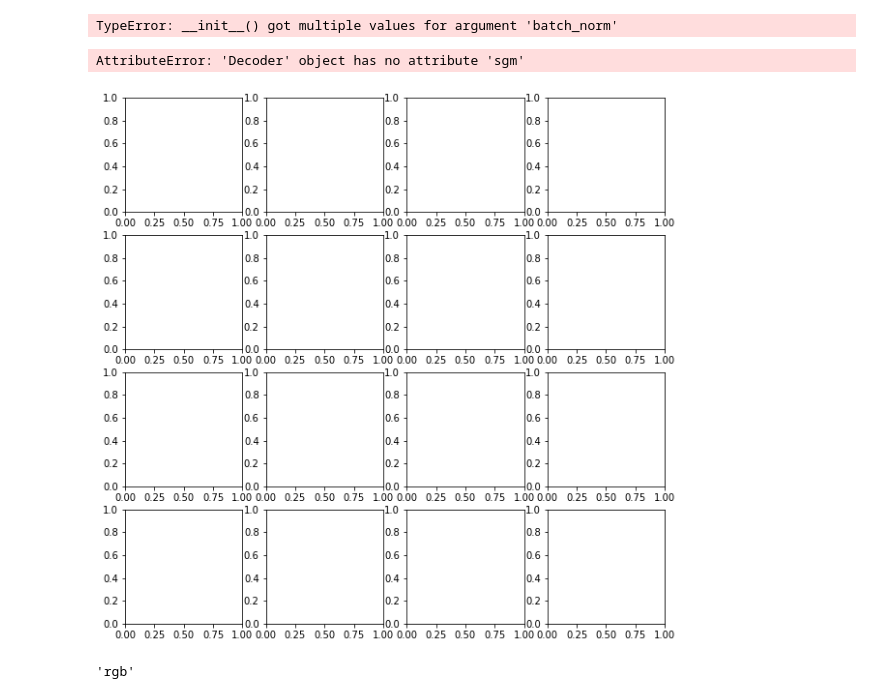
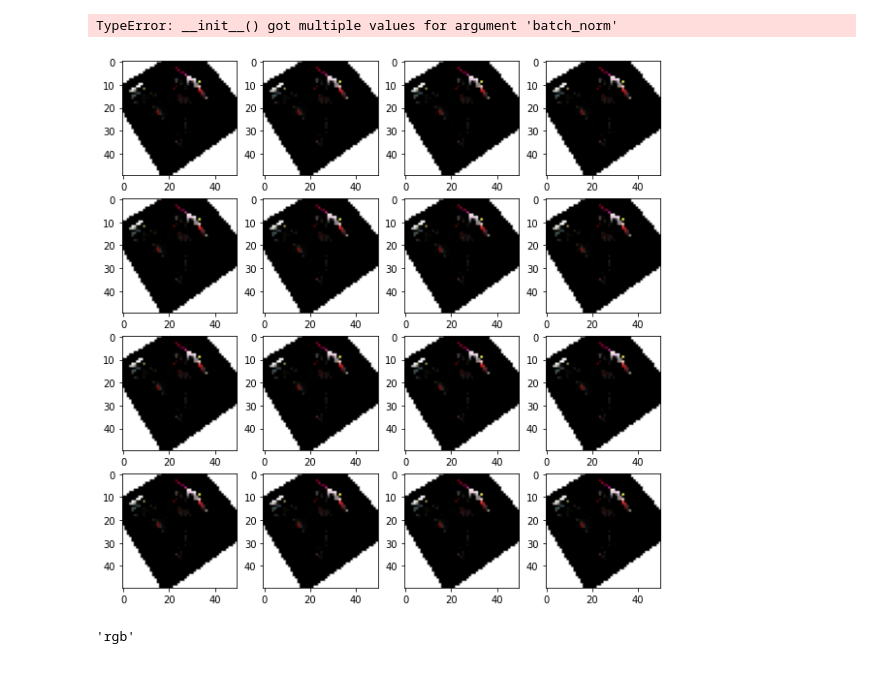
Before and after one commit to lcordey/codePDM, a Jupyter notebook: least_old_img2sdf_code/sdf2imgRenderer.ipynb, the cells around one changed output. Cells and saved outputs as stored; diff of their text form; code cells hidden in the pictures.

Commit message:
decoder trainining RGB working

```diff
--- a/least_old_img2sdf_code/sdf2imgRenderer.ipynb
+++ b/least_old_img2sdf_code/sdf2imgRenderer.ipynb
@@ -811,39 +812,39 @@ fig, axs = plt.subplots(4,4, figsize=(10,10))
 for model_id in range(16):
 
     list_hash = list(dict_hash_2_code.keys())
-    model_hash = list_hash[model_id]
+    # model_hash = list_hash[model_id]
+    model_hash = "468780ef4ace9a422e877e82c90c24d"
     code_gt = dict_hash_2_code[model_hash].cuda()
 
     ground_truth_image, pos_init_ray, ray_marching_vector, min_step, max_step = initialize_rendering(model_hash, image_id, annotations, IMAGES_PATH)
     ground_truth_image = np.array(ground_truth_image)
 
-    # rendered_image, mask_car = ray_marching_rendering(decoder, code_gt, pos_init_ray, ray_marching_vector, min_step, max_step)
-    rendered_image, mask_car = ray_marching_rendering(decoder_sdf, decoder_rgb, code_gt, pos_init_ray, ray_marching_vector, min_step, max_step)
+    rendered_image, mask_car = ray_marching_rendering(decoder, code_gt, pos_init_ray, ray_marching_vector, min_step, max_step)
+    # rendered_image, mask_car = ray_marching_rendering(decoder_sdf, decoder_rgb, code_gt, pos_init_ray, ray_marching_vector, min_step, max_step)
     rendered_image = rendered_image.cpu().numpy()
     mask_car = mask_car.cpu().numpy()
     min_step = min_step.reshape(50,50)
 
     rendered_image[mask_car == False] = 0
     rendered_image[min_step == 0] = 1
 
     axs[model_id%4, (int)((model_id - model_id%4)/4)].imshow(rendered_image)
 
 
 # rendered_image = rendered_image.cpu().numpy()
 # mask_car = mask_car.cpu().numpy()
 # downscale_ground_truth_image = cv2.resize(ground_truth_image, rendered_image.shape[:2])
 # error = np.zeros([100, 100, 3])
 # error[mask_car == False] = abs(downscale_ground_truth_image[mask_car == False] - rendered_image[mask_car == False])
 # error = error.mean(2)
 
 # fig, axs = plt.subplots(2,2, figsize=(10,10))
 # axs[0,0].imshow(rendered_image)
 # axs[0,1]. imshow(error)
 # axs[1,0]. imshow(downscale_ground_truth_image)
 # axs[1,1].imshow(ground_truth_image)
 # %% [output]
-AttributeError: 'Decoder' object has no attribute 'sgm'
-[figure, old version]
+[figure, new version]
 # %%
 decoder_rgb.mode
 # %% [output]
```
Also changed, not shown: parts of 1 cell of this notebook, 14 other files.
